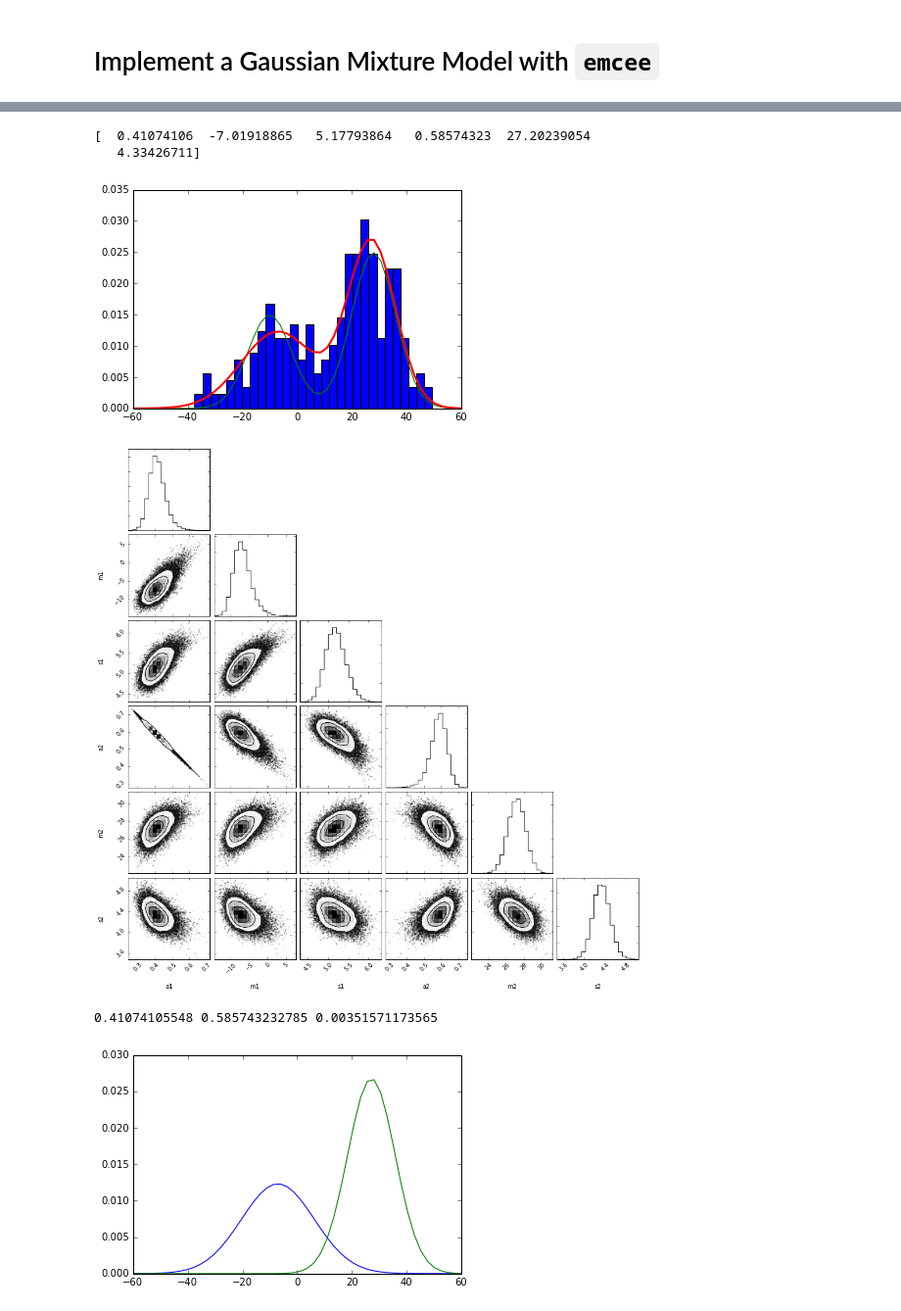
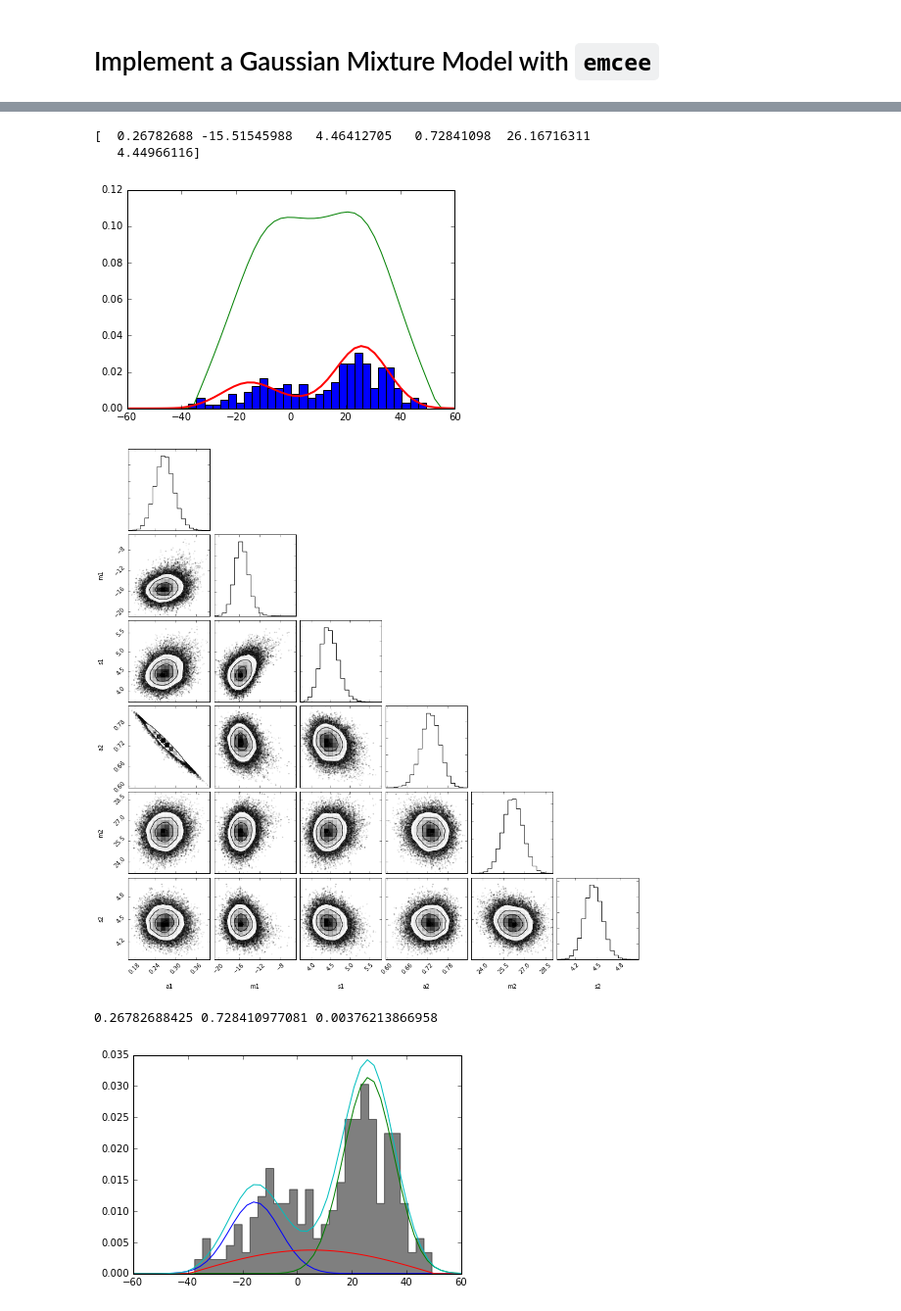
Before and after one commit to bmorris3/friedrich, a Jupyter notebook: hat11_is_90/latitude_distribution.ipynb, the cells around one changed output, grey strips where cells are left out. Shown at 98% size. Cells and saved outputs as stored; diff of their text form; code cells hidden in the pictures.

Commit message:
before experimenting with cosine

```diff
--- a/hat11_is_90/latitude_distribution.ipynb
+++ b/hat11_is_90/latitude_distribution.ipynb
@@ -148,18 +153,19 @@ def gaussian(x, mean, lnvar, amp):
     return amp/np.sqrt(2*np.pi*var) * np.exp(-0.5 * (x - mean)**2 / var)
 
 def cosine(x, x0, amp):
-    y = amp/2 * np.cos(np.radians(x - x0))
-    visible_hemisphere = (45 < x - x0) & (x - x0 < 45)
+    y = amp * np.cos(2*np.radians(x - x0))
+    visible_hemisphere = (-45 < x - x0) & (x - x0 < 45)
     y[~visible_hemisphere] = 0
     return y
 
 def lnlikelihood_gaussian(x, yerr, mean, lnvar, amp):
     var = np.exp(lnvar) + yerr**2
-    return  -0.5 * (x - mean)**2 / var - 0.5 * np.log(2*np.pi*var) + np.log(amp)
-    #return  -0.5 * ((x - mean)**2 / var + np.log(var)) + np.log(amp)
+#     return  -0.5 * (x - mean)**2 / var - 0.5 * np.log(2*np.pi*var) + np.log(amp)
+    return  -0.5 * ((x - mean)**2 / var + np.log(var)) + np.log(amp)
 
 def lnlikelihood_cosine(x, yerr, x0, amp):
-    return np.log(cosine(x, x0, amp))
+    #return np.log(cosine(x, x0, amp))
+    return -0.5 * (((cosine(x, x0, amp) - x) / yerr)**2 + 2*np.log(yerr))
 
 def lnlikelihood_sum_gaussians(parameters, x, yerr):
     a1, m1, s1, a2, m2, s2 = parameters
@@ -199,7 +205,7 @@ def lnprob(parameters, x, yerr):
     lnlike, blobs = lnlikelihood_sum_gaussians(parameters, x, yerr)
     return lp + lnlike, blobs
 
-initp = [0.3, -10, np.log(8**2), 0.5, 28, np.log(8**2)]
+initp = [0.4, -10, np.log(9**2), 0.5, 28, np.log(9**2)]
 
 ndim, nwalkers = len(initp), 4*len(initp)
 p0 = [np.array(initp) + 1e-2*np.random.randn(ndim) for i in range(nwalkers)]
@@ -208,7 +214,6 @@ sampler = emcee.EnsembleSampler(nwalkers, ndim, lnprob,
                                 threads=4)
 
 pos = sampler.run_mcmc(p0, 500)[0]
-sampler.reset()
 samples = sampler.run_mcmc(pos, 15000)
 # %%
 burnin = 10000
@@ -222,24 +227,27 @@ plt.plot(test_lats, model(initp, test_lats))
 plt.plot(test_lats, model(bestp, test_lats), lw=2)
 print(bestp)
 # %% [output]
-[  0.41074106  -7.01918865   5.17793864   0.58574323  27.20239054
-   4.33426711]
+[  0.26782688 -15.51545988   4.46412705   0.72841098  26.16716311
+   4.44966116]
-[figure, old version]
+[figure, new version]
 # %%
 import corner
 
 labels = "a1, m1, s1, a2, m2, s2".split(', ')
 fig = corner.corner(samples, labels=labels)
 # %% [output]
-[figure, old version]
+[figure, new version]
 # %%
-
 components = np.array([gaussian(test_lats, bestp[1], bestp[2], bestp[0]),
                        gaussian(test_lats, bestp[4], bestp[5], bestp[3]),
                        cosine(test_lats, (bestp[1] + bestp[4])/2, 1-bestp[0]-bestp[3])]).T
+#                        cosine(test_lats, (initp[1] + initp[4])/2, 1-initp[0]-initp[3])]).T
 print(bestp[0], bestp[3], 1-bestp[0]-bestp[3])
+plt.hist(significant_latitudes, 30, normed=True, alpha=0.5, histtype='stepfilled', color='k')
+
 plt.plot(test_lats, components)
+plt.plot(test_lats, model(bestp, test_lats))
 plt.show()
 # %% [output]
-0.41074105548 0.585743232785 0.00351571173565
+0.26782688425 0.728410977081 0.00376213866958
-[figure, old version]
+[figure, new version]
```
Also changed, not shown: parts of 1 cell of this notebook.
